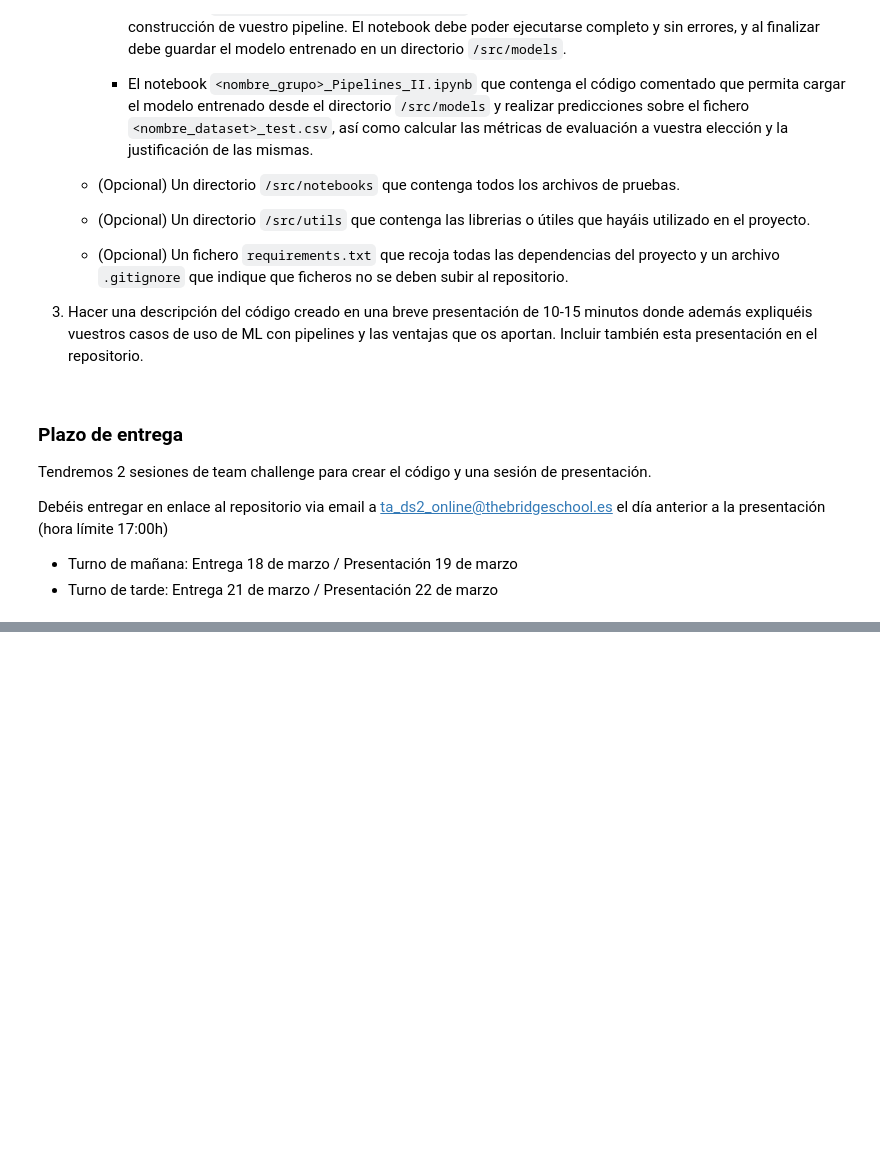
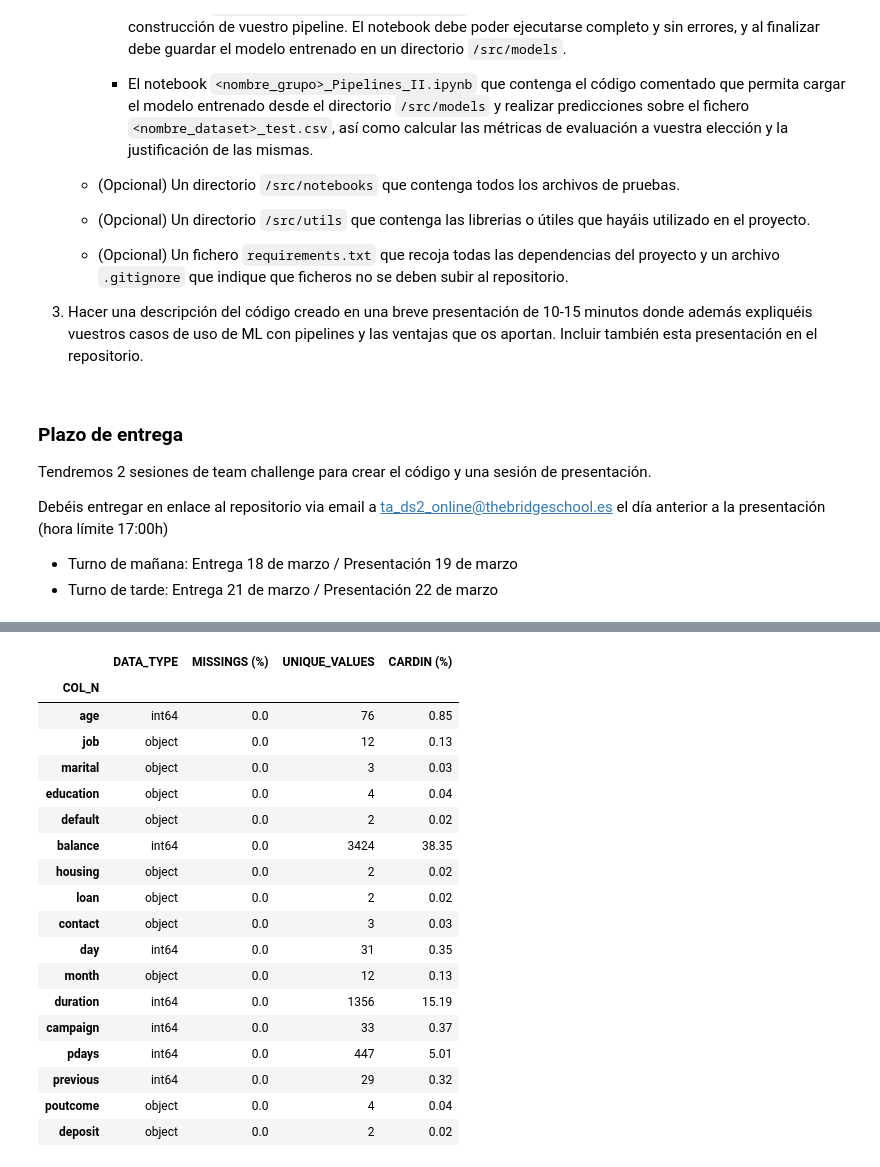
Before and after one commit to mariarisco/Team_Challenge_SP17_T03, a Jupyter notebook: src/notebooks/Team_Challenge_Pipelines (JOSE).ipynb, the cells around one changed output, grey strips where cells are left out. Saved outputs shown, nothing was run; the diff lists cells and outputs as text; code cells hidden in the pictures; blank space fills up the shorter version.

```diff
--- a/src/notebooks/Team_Challenge_Pipelines (JOSE).ipynb
+++ b/src/notebooks/Team_Challenge_Pipelines (JOSE).ipynb
@@ -81,2 +85,3 @@ import pandas as pd
 # %%
-df = pd.read_csv('../data/bank.csv')
+# Cargar datos
+df = pd.read_csv("../data/bank_train.csv")
@@ -83 +108,46 @@ df = pd.read_csv('../data/bank.csv')
+# %%
+def data_report(df):
+    '''Esta funcion describe los campos de un dataframe de pandas de forma bastante clara, crack'''
+    # Sacamos los NOMBRES
+    cols = pd.DataFrame(df.columns.values, columns=["COL_N"])
+
+    # Sacamos los TIPOS
+    types = pd.DataFrame(df.dtypes.values, columns=["DATA_TYPE"])
+
+    # Sacamos los MISSINGS
+    percent_missing = round(df.isnull().sum() * 100 / len(df), 2)
+    percent_missing_df = pd.DataFrame(percent_missing.values, columns=["MISSINGS (%)"])
+
+    # Sacamos los VALORES UNICOS
+    unicos = pd.DataFrame(df.nunique().values, columns=["UNIQUE_VALUES"])
+
+    percent_cardin = round(unicos['UNIQUE_VALUES']*100/len(df), 2)
+    percent_cardin_df = pd.DataFrame(percent_cardin.values, columns=["CARDIN (%)"])
+
+    concatenado = pd.concat([cols, types, percent_missing_df, unicos, percent_cardin_df], axis=1, sort=False)
+    concatenado.set_index('COL_N', drop=True, inplace=True)
+
+    return concatenado
+# %%
+data_report(df)
+# %% [output]
+|  | DATA_TYPE | MISSINGS (%) | UNIQUE_VALUES | CARDIN (%) |
+| COL_N |  |  |  |  |
+| age | int64 | 0.0 | 76 | 0.85 |
+| job | object | 0.0 | 12 | 0.13 |
+| marital | object | 0.0 | 3 | 0.03 |
+| education | object | 0.0 | 4 | 0.04 |
+| default | object | 0.0 | 2 | 0.02 |
+| balance | int64 | 0.0 | 3424 | 38.35 |
+| housing | object | 0.0 | 2 | 0.02 |
+| loan | object | 0.0 | 2 | 0.02 |
+| contact | object | 0.0 | 3 | 0.03 |
+| day | int64 | 0.0 | 31 | 0.35 |
+| month | object | 0.0 | 12 | 0.13 |
+| duration | int64 | 0.0 | 1356 | 15.19 |
+| campaign | int64 | 0.0 | 33 | 0.37 |
+| pdays | int64 | 0.0 | 447 | 5.01 |
+| previous | int64 | 0.0 | 29 | 0.32 |
+| poutcome | object | 0.0 | 4 | 0.04 |
+| deposit | object | 0.0 | 2 | 0.02 |
 # %%
```
Also changed, not shown: parts of 22 cells of this notebook, 1 other file.
